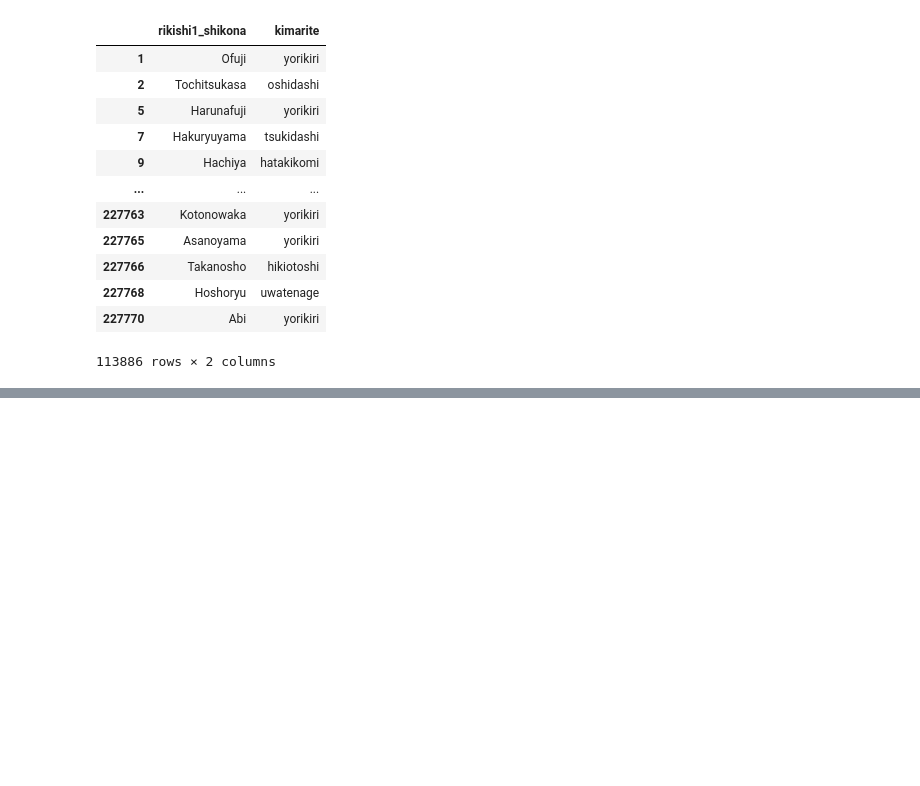
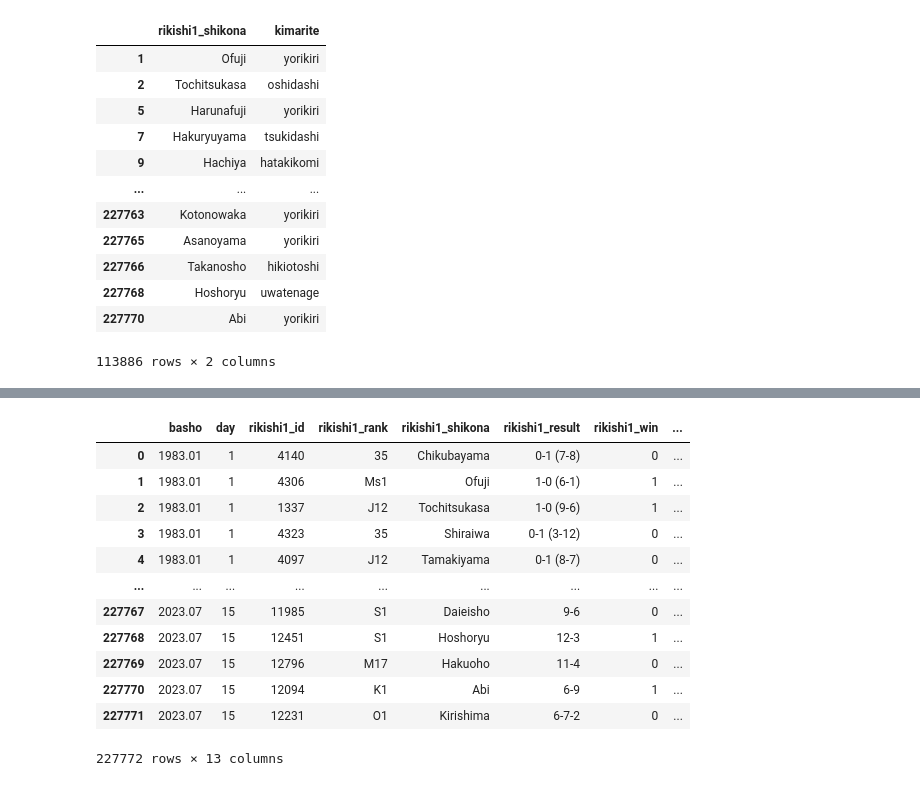
Before and after one commit to mjbrechner/sumo, a Jupyter notebook: Sumo Results.ipynb, the cells around one changed output, grey strips where cells are left out. Drawn from its saved outputs; the diff is of its cells as text; code cells hidden in the pictures; blank space fills up the shorter version.

```diff
--- a/Sumo Results.ipynb
+++ b/Sumo Results.ipynb
@@ -112,0 +247,29 @@ win_count
+# %%
+kaio_wins = sumo_cleaned.loc[sumo_cleaned.rikishi1_shikona == 'Kaio']
+kaio_wins['rikishi1_rank']
+kaio_best = ""
+#for k in kaio_wins:
+    #if kaio_wins['rikishi1_rank']
+    #print(k, kaio_wins['rikishi1_rank'])
+
+#for rr in sumo_cleaned.rikishi1_rank:
+#     if rr in ranking_dict:
+#         rr.str.replace(rr, ranking_dict[rr], inplace=True)
+#         print(rr, ranking_dict[rr])
+
+sumo_cleaned.replace('J13', '35', inplace=True)
+sumo_cleaned
+# %% [output]
+|  | basho | day | rikishi1_id | rikishi1_rank | rikishi1_shikona | rikishi1_result | rikishi1_win | ... |
+| 0 | 1983.01 | 1 | 4140 | 35 | Chikubayama | 0-1 (7-8) | 0 | ... |
+| 1 | 1983.01 | 1 | 4306 | Ms1 | Ofuji | 1-0 (6-1) | 1 | ... |
+| 2 | 1983.01 | 1 | 1337 | J12 | Tochitsukasa | 1-0 (9-6) | 1 | ... |
+| 3 | 1983.01 | 1 | 4323 | 35 | Shiraiwa | 0-1 (3-12) | 0 | ... |
+| 4 | 1983.01 | 1 | 4097 | J12 | Tamakiyama | 0-1 (8-7) | 0 | ... |
+| ... | ... | ... | ... | ... | ... | ... | ... | ... |
+| 227767 | 2023.07 | 15 | 11985 | S1 | Daieisho | 9-6 | 0 | ... |
+| 227768 | 2023.07 | 15 | 12451 | S1 | Hoshoryu | 12-3 | 1 | ... |
+| 227769 | 2023.07 | 15 | 12796 | M17 | Hakuoho | 11-4 | 0 | ... |
+| 227770 | 2023.07 | 15 | 12094 | K1 | Abi | 6-9 | 1 | ... |
+| 227771 | 2023.07 | 15 | 12231 | O1 | Kirishima | 6-7-2 | 0 | ... |
+227772 rows × 13 columns
```
Also changed, not shown: parts of 11 cells of this notebook, 8 other files.
